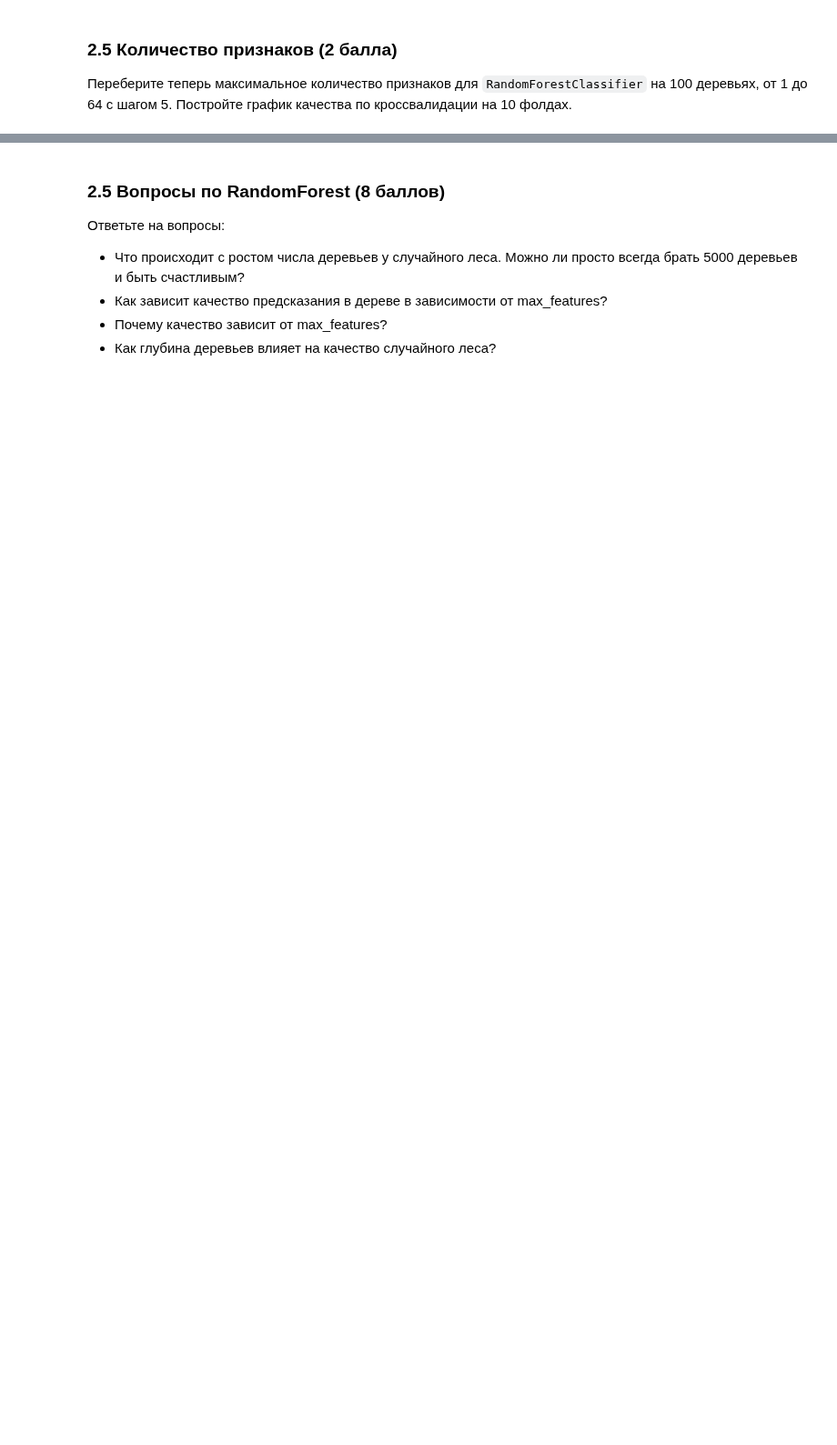
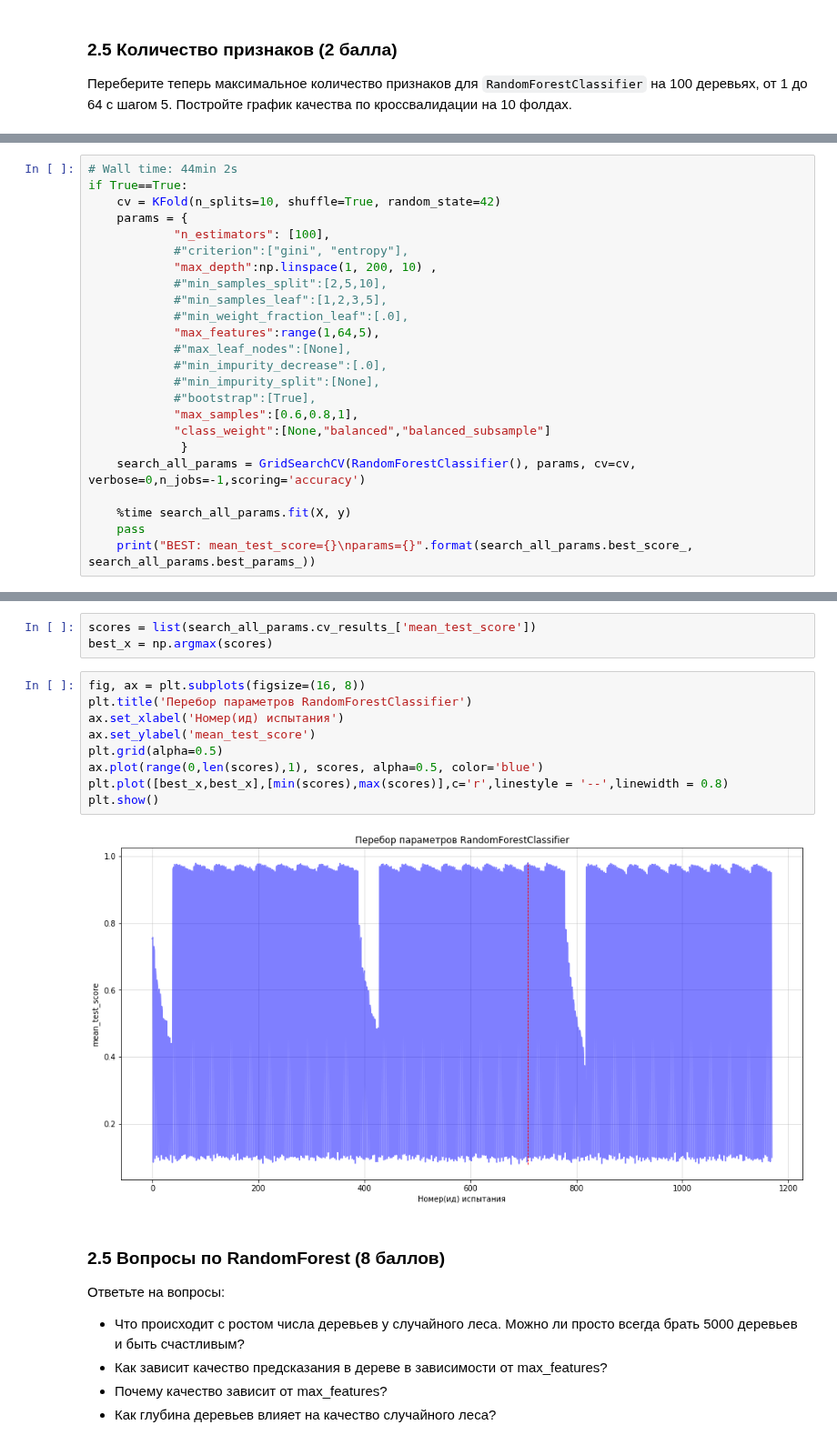
Before and after one commit to D7nis/Course-ML-Classic, a Jupyter notebook: Practice/8. Решающие деревья/08-decision-trees_DDA.ipynb, the cells around one changed output, grey strips where cells are left out. Shown at 91% size. Saved outputs shown, nothing was run; the diff lists cells and outputs as text; blank space fills up the shorter version.

```diff
--- a/Practice/8. Решающие деревья/08-decision-trees_DDA.ipynb
+++ b/Practice/8. Решающие деревья/08-decision-trees_DDA.ipynb
@@ -457,0 +429,24 @@ sns.lineplot(x=search.cv_results_['param_n_estimators'], y=search.cv_results_['m
+# %%
+# Wall time: 44min 2s
+if True==True:
+    cv = KFold(n_splits=10, shuffle=True, random_state=42)
+    params = {
+            "n_estimators": [100],
+            #"criterion":["gini", "entropy"],
+            "max_depth":np.linspace(1, 200, 10) ,
+            #"min_samples_split":[2,5,10],
+            #"min_samples_leaf":[1,2,3,5],
+            #"min_weight_fraction_leaf":[.0],
+            "max_features":range(1,64,5),
+            #"max_leaf_nodes":[None],
+            #"min_impurity_decrease":[.0],
+            #"min_impurity_split":[None],
+            #"bootstrap":[True],
+            "max_samples":[0.6,0.8,1],
+            "class_weight":[None,"balanced","balanced_subsample"]
+             }
+    search_all_params = GridSearchCV(RandomForestClassifier(), params, cv=cv, verbose=0,n_jobs=-1,scoring='accuracy')
+
+    %time search_all_params.fit(X, y)
+    pass
+    print("BEST: mean_test_score={}\nparams={}".format(search_all_params.best_score_, search_all_params.best_params_))
@@ -458,3 +458,17 @@ sns.lineplot(x=search.cv_results_['param_n_estimators'], y=search.cv_results_['m
+# %%
+scores = list(search_all_params.cv_results_['mean_test_score'])
+best_x = np.argmax(scores)
+# %%
+fig, ax = plt.subplots(figsize=(16, 8))
+plt.title('Перебор параметров RandomForestClassifier')
+ax.set_xlabel('Номер(ид) испытания')
+ax.set_ylabel('mean_test_score')
+plt.grid(alpha=0.5)
+ax.plot(range(0,len(scores),1), scores, alpha=0.5, color='blue')
+plt.plot([best_x,best_x],[min(scores),max(scores)],c='r',linestyle = '--',linewidth = 0.8)
+plt.show()
+# %% [output]
+[figure, added]
 # %% [markdown]
 ### 2.5 Вопросы по RandomForest (8 баллов)
 
```
Also changed, not shown: parts of 40 cells of this notebook.
